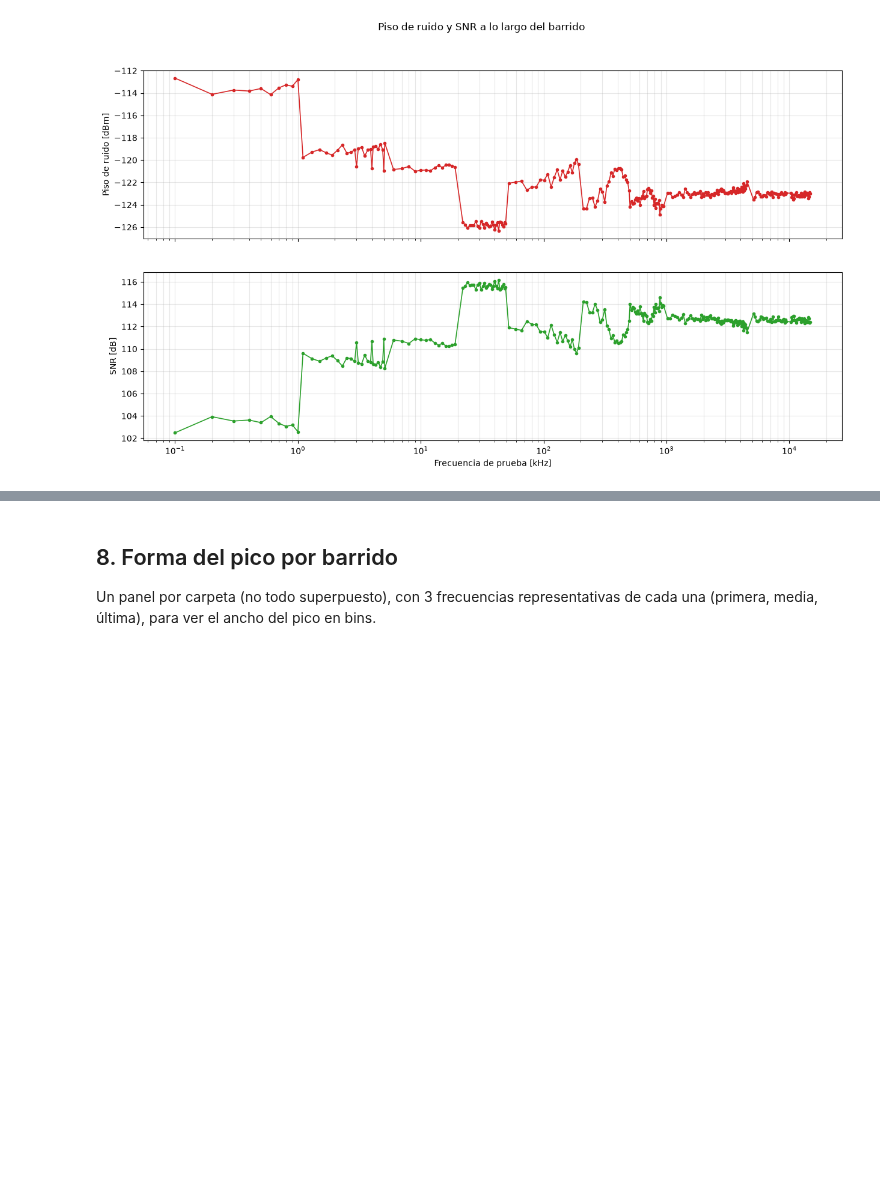
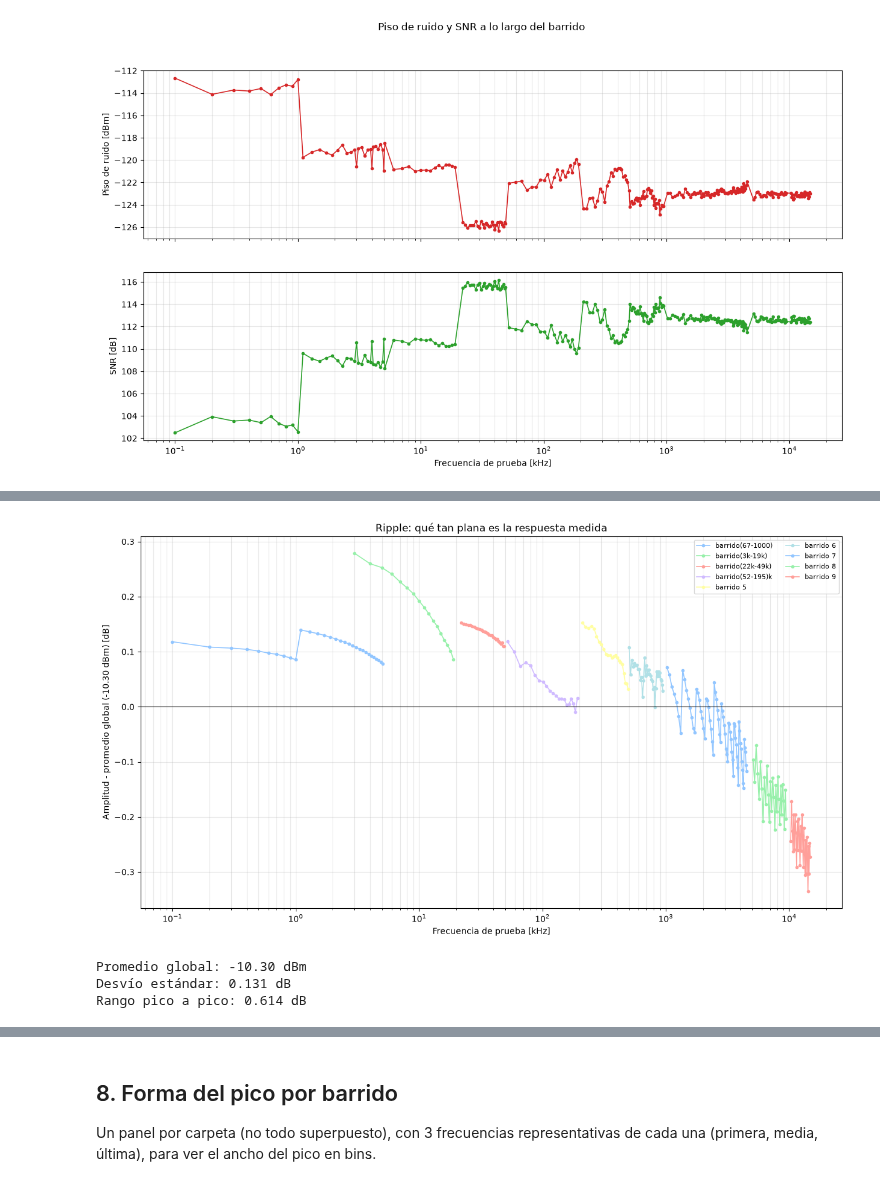
Before and after one commit to nicolepol/labo6-7-junturas-josephson, a Jupyter notebook: programar/analisis_barridos_frecuencia.ipynb, the cells around one changed output, grey strips where cells are left out. Cells and saved outputs as stored; diff of their text form; code cells hidden in the pictures; blank space fills up the shorter version.

Commit message:
Recuperar seccion de ripple (se habia perdido) y agregar tabla de saltos entre sesiones

```diff
--- a/programar/analisis_barridos_frecuencia.ipynb
+++ b/programar/analisis_barridos_frecuencia.ipynb
@@ -457,0 +472,25 @@ plt.show()
+# %%
+media_global = resultados["peak_amp_dbm"].mean()
+resultados["ripple_db"] = resultados["peak_amp_dbm"] - media_global
+
+fig, ax = plt.subplots()
+for barrido, grupo in resultados.groupby("barrido", sort=False):
+    ax.plot(grupo["f_test_hz"] / 1e3, grupo["ripple_db"], "o-", ms=3, label=barrido)
+
+ax.axhline(0, color="k", lw=0.8)
+ax.set_xscale("log")
+ax.set_xlabel("Frecuencia de prueba [kHz]")
+ax.set_ylabel(f"Amplitud - promedio global ({media_global:.2f} dBm) [dB]")
+ax.set_title("Ripple: qué tan plana es la respuesta medida")
+ax.grid(True, which="both", alpha=0.3)
+ax.legend(fontsize=8, ncol=2)
+plt.show()
+
+print(f"Promedio global: {media_global:.2f} dBm")
+print(f"Desvío estándar: {resultados['peak_amp_dbm'].std():.3f} dB")
+print(f"Rango pico a pico: {resultados['peak_amp_dbm'].max() - resultados['peak_amp_dbm'].min():.3f} dB")
+# %% [output]
+[figure, added]
+Promedio global: -10.30 dBm
+Desvío estándar: 0.131 dB
+Rango pico a pico: 0.614 dB
```
Also changed, not shown: parts of 4 cells of this notebook.
